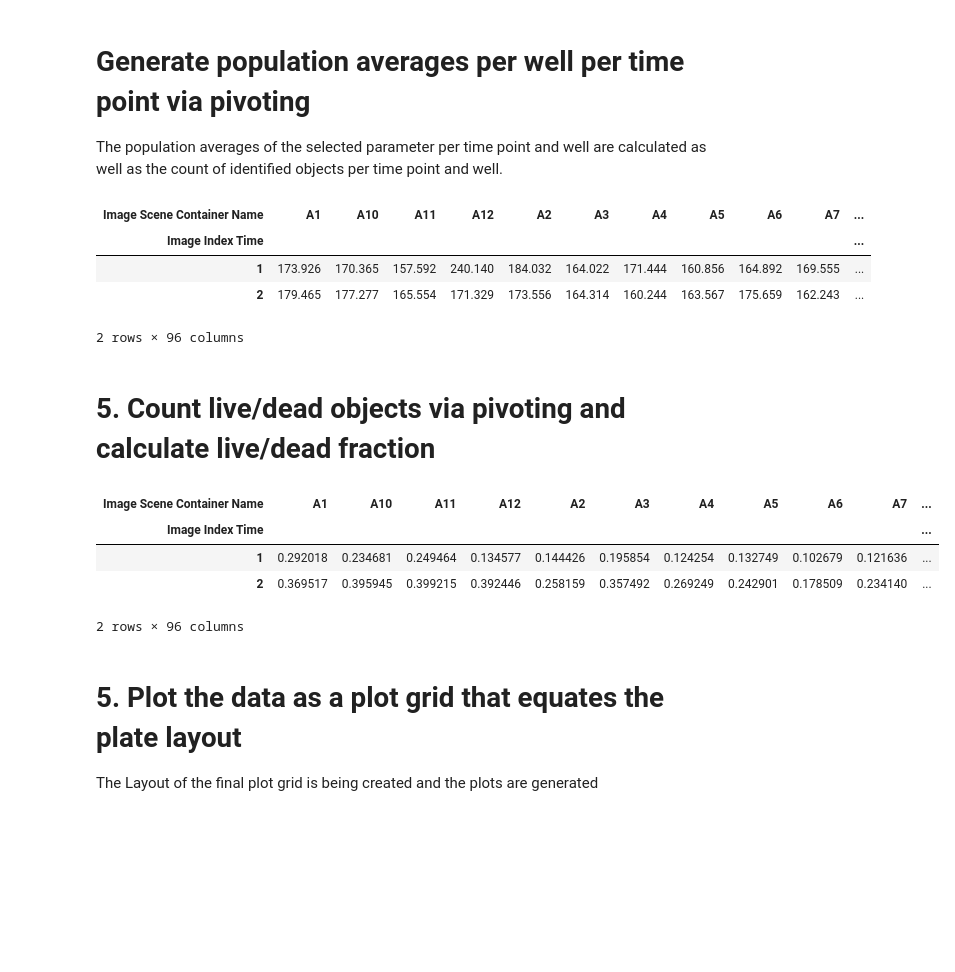
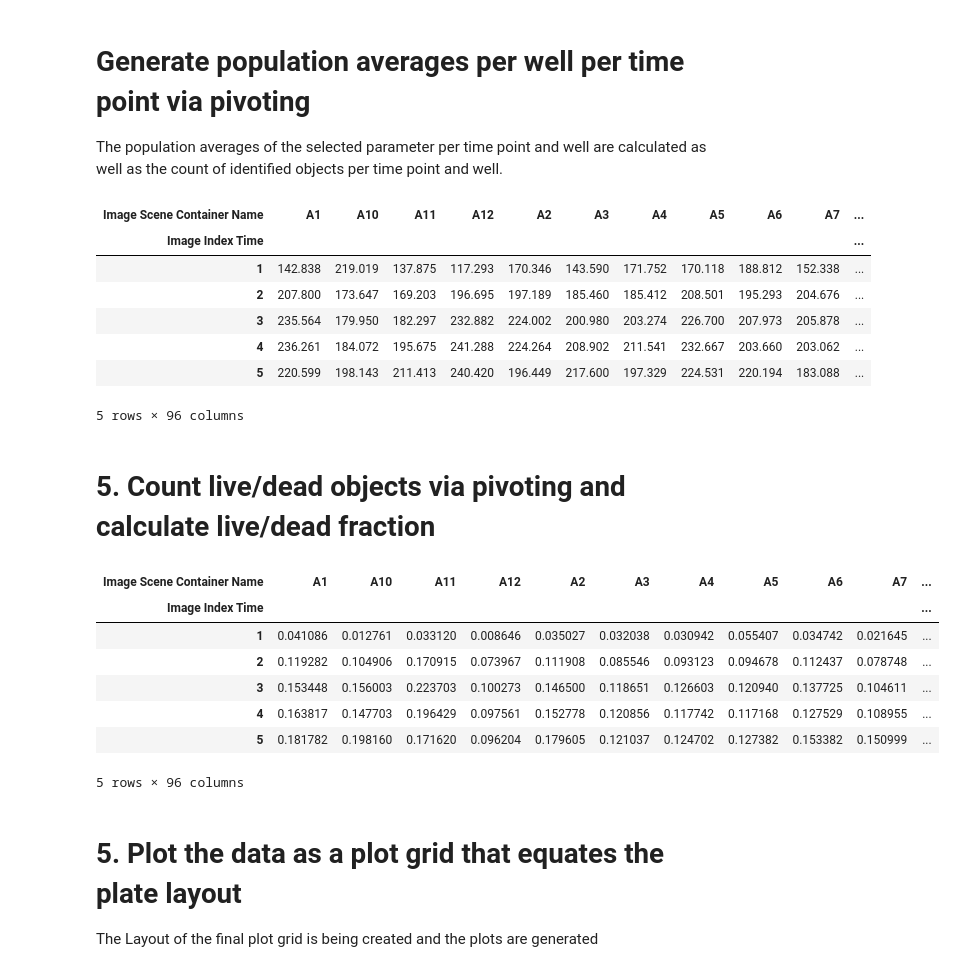
Before and after one commit to Marien-kaefer/CD7-downstream-analysis-and-tools, a Jupyter notebook: CD7_analysis/CD7-jupyter-analysis.ipynb, the cells around one changed output. Drawn from its saved outputs; the diff is of its cells as text; code cells hidden in the pictures; blank space fills up the shorter version.

```diff
--- a/CD7_analysis/CD7-jupyter-analysis.ipynb
+++ b/CD7_analysis/CD7-jupyter-analysis.ipynb
@@ -41,7 +42,8 @@ import matplotlib.pyplot as plt
 Executing the next cell will trigger a request for the path and name of your csv results file generated by the Zen Blue analysis module. Paste the full path and name (incl. extension), e.g.: <code> path\\\\name.csv </code>, into the input field and hit [Enter]
 # %%
 #file_path = 'Z:\\private\\Marie\\Image_Analysis\\2023-08-15-Zen-practice\\FD-FD-data\\2023-10-05-Macro-output\\experiment 7-01_pre-processed Region.csv'
-file_path = 'C:\\Users\\mheldb\\Documents\\CD7_analysis\\experiment 7-01_pre-processed Region.csv'
+file_path = 'C:\\Users\\mheldb\\Documents\\Marie_Local\\CD7-downstream\\test_data\\experiment 8_29082_pre-processed Region.csv'
+
 #  Z:\\private\\Marie\\Image_Analysis\\2023-08-15-Zen-practice\\FD-FD-data\\2023-10-05-Macro-output\\experiment 7-01_pre-processed Region.csv
 # file_path = input()
 # %% [markdown]
@@ -187,31 +193,37 @@ dead_pivot.head()
 # %% [output]
 | Image Scene Container Name | A1 | A10 | A11 | A12 | A2 | A3 | A4 | A5 | A6 | A7 | ... |
 | Image Index Time |  |  |  |  |  |  |  |  |  |  | ... |
-| 1 | 173.926 | 170.365 | 157.592 | 240.140 | 184.032 | 164.022 | 171.444 | 160.856 | 164.892 | 169.555 | ... |
-| 2 | 179.465 | 177.277 | 165.554 | 171.329 | 173.556 | 164.314 | 160.244 | 163.567 | 175.659 | 162.243 | ... |
+| 1 | 142.838 | 219.019 | 137.875 | 117.293 | 170.346 | 143.590 | 171.752 | 170.118 | 188.812 | 152.338 | ... |
+| 2 | 207.800 | 173.647 | 169.203 | 196.695 | 197.189 | 185.460 | 185.412 | 208.501 | 195.293 | 204.676 | ... |
+| 3 | 235.564 | 179.950 | 182.297 | 232.882 | 224.002 | 200.980 | 203.274 | 226.700 | 207.973 | 205.878 | ... |
+| 4 | 236.261 | 184.072 | 195.675 | 241.288 | 224.264 | 208.902 | 211.541 | 232.667 | 203.660 | 203.062 | ... |
+| 5 | 220.599 | 198.143 | 211.413 | 240.420 | 196.449 | 217.600 | 197.329 | 224.531 | 220.194 | 183.088 | ... |
-2 rows × 96 columns
+5 rows × 96 columns
 # %% [markdown]
 # 5. Count live/dead objects via pivoting and calculate live/dead fraction
 # %%
 ### Calculate live/ded ratio
 live_count = np.round(pd.pivot_table(live_df, values=parameter_name,
                                       index=[x_axis_parameter],
                                       columns='Image Scene Container Name ',
                                       aggfunc='count'), 3)
 dead_count = np.round(pd.pivot_table(dead_df, values=parameter_name,
                                       index=[x_axis_parameter],
                                       columns='Image Scene Container Name ',
                                       aggfunc='count'), 3)
 
-live_dead_ratio = dead_count.div(dead_count + live_count)
+dead_fraction = dead_count.div(dead_count + live_count)
 
-live_dead_ratio.head()
+dead_fraction.head()
 # %% [output]
 | Image Scene Container Name | A1 | A10 | A11 | A12 | A2 | A3 | A4 | A5 | A6 | A7 | ... |
 | Image Index Time |  |  |  |  |  |  |  |  |  |  | ... |
-| 1 | 0.292018 | 0.234681 | 0.249464 | 0.134577 | 0.144426 | 0.195854 | 0.124254 | 0.132749 | 0.102679 | 0.121636 | ... |
-| 2 | 0.369517 | 0.395945 | 0.399215 | 0.392446 | 0.258159 | 0.357492 | 0.269249 | 0.242901 | 0.178509 | 0.234140 | ... |
+| 1 | 0.041086 | 0.012761 | 0.033120 | 0.008646 | 0.035027 | 0.032038 | 0.030942 | 0.055407 | 0.034742 | 0.021645 | ... |
+| 2 | 0.119282 | 0.104906 | 0.170915 | 0.073967 | 0.111908 | 0.085546 | 0.093123 | 0.094678 | 0.112437 | 0.078748 | ... |
+| 3 | 0.153448 | 0.156003 | 0.223703 | 0.100273 | 0.146500 | 0.118651 | 0.126603 | 0.120940 | 0.137725 | 0.104611 | ... |
+| 4 | 0.163817 | 0.147703 | 0.196429 | 0.097561 | 0.152778 | 0.120856 | 0.117742 | 0.117168 | 0.127529 | 0.108955 | ... |
+| 5 | 0.181782 | 0.198160 | 0.171620 | 0.096204 | 0.179605 | 0.121037 | 0.124702 | 0.127382 | 0.153382 | 0.150999 | ... |
-2 rows × 96 columns
+5 rows × 96 columns
 # %% [markdown]
 # 5. Plot the data as a plot grid that equates the plate layout
 The Layout of the final plot grid is being created and the plots are generated
```
Also changed, not shown: parts of 5 cells of this notebook.
